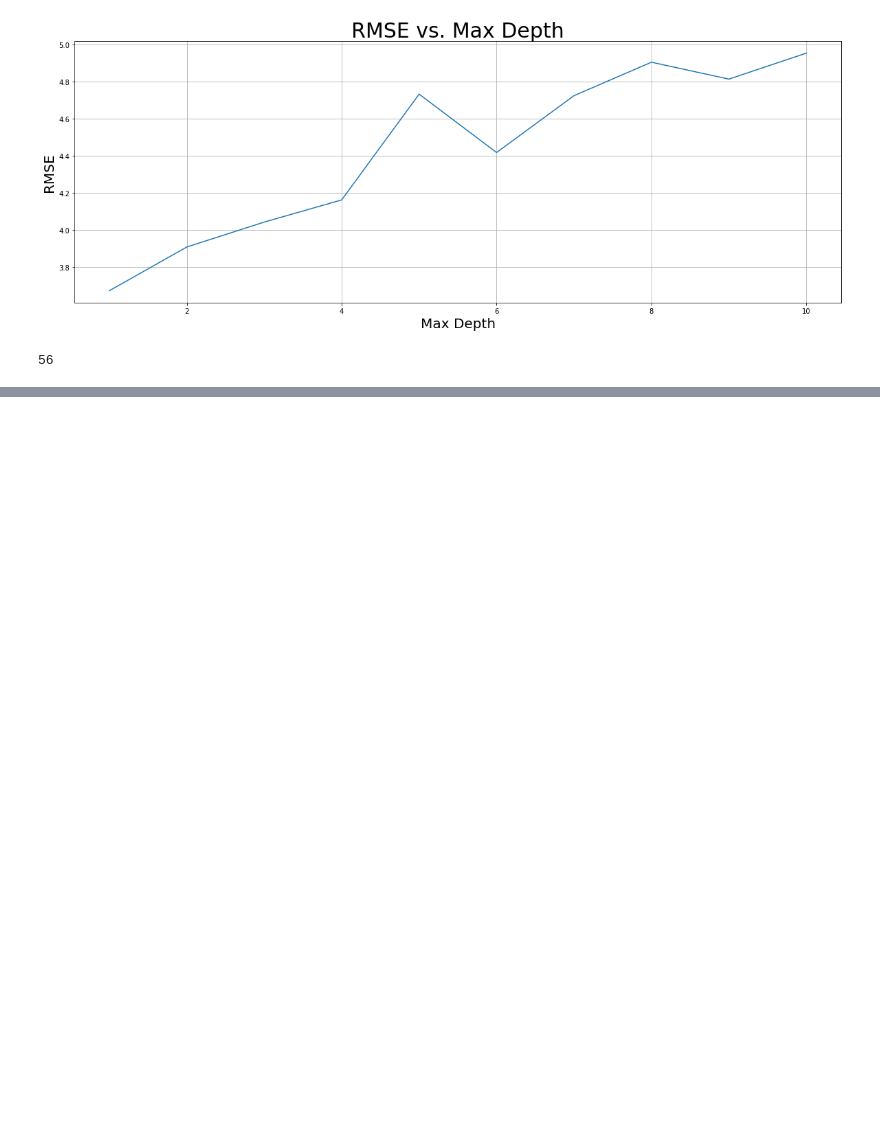
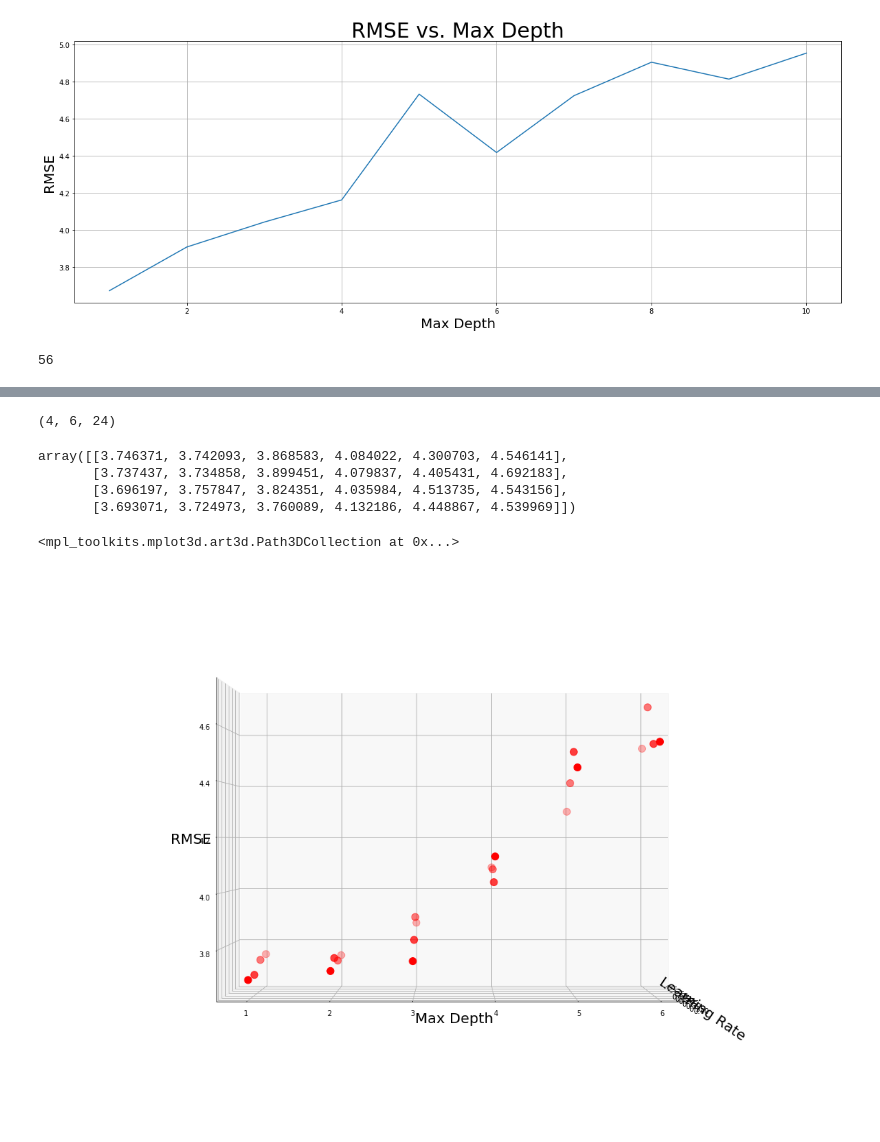
Before and after one commit to seprojectgroup19/main, a Jupyter notebook: XGBoost Testing.ipynb, the cells around one changed output, grey strips where cells are left out. Cells and saved outputs as stored; diff of their text form; code cells hidden in the pictures; blank space fills up the shorter version.

```diff
--- a/XGBoost Testing.ipynb
+++ b/XGBoost Testing.ipynb
@@ -539,0 +545,13 @@ print(scores.index(min(scores[:100])))
+# %%
+%%time
+test_etas = [0.1, 0.2, 0.3, 0.4]
+test_depths = [1,2,3,4,5,6]
+test_scores = []
+for e in test_etas:
+    for d in test_depths:
+        param = {'tree_method':'gpu_hist',
+                 'max_depth':d,
+                 'eta':e}
+        num_round = 10000
+        model = xgb.train(param, dtrain, num_round, evals=[(dtest, 'Test')], verbose_eval=0, early_stopping_rounds=10)
+        test_scores.append(model.best_score)
@@ -539,0 +560,4 @@ print(scores.index(min(scores[:100])))
+# %%
+len(test_etas), len(test_depths), len(test_scores)
+# %% [output]
+(4, 6, 24)
@@ -539,0 +573,26 @@ print(scores.index(min(scores[:100])))
+# %%
+np.array(test_2d)
+# %% [output]
+array([[3.746371, 3.742093, 3.868583, 4.084022, 4.300703, 4.546141],
+       [3.737437, 3.734858, 3.899451, 4.079837, 4.405431, 4.692183],
+       [3.696197, 3.757847, 3.824351, 4.035984, 4.513735, 4.543156],
+       [3.693071, 3.724973, 3.760089, 4.132186, 4.448867, 4.539969]])
+# %%
+import matplotlib.pyplot as plt
+from mpl_toolkits.mplot3d import Axes3D
+reload(matplotlib)
+%matplotlib inline
+fig = plt.figure(figsize=(20,14))
+ax = fig.add_subplot(111, projection='3d')
+ax.set_xlabel('Learning Rate', fontsize=20)
+ax.set_ylabel('Max Depth', fontsize=20)
+ax.set_zlabel('RMSE', fontsize=20)
+xs = test_etas*6
+xs.sort()
+ys = test_depths*4
+ax.view_init(0, 0)
+
+ax.scatter(xs, ys, test_scores, c='red', s=100)
+# %% [output]
+<mpl_toolkits.mplot3d.art3d.Path3DCollection at 0x...>
+[figure, added]
```
Also changed, not shown: parts of 15 cells of this notebook.
